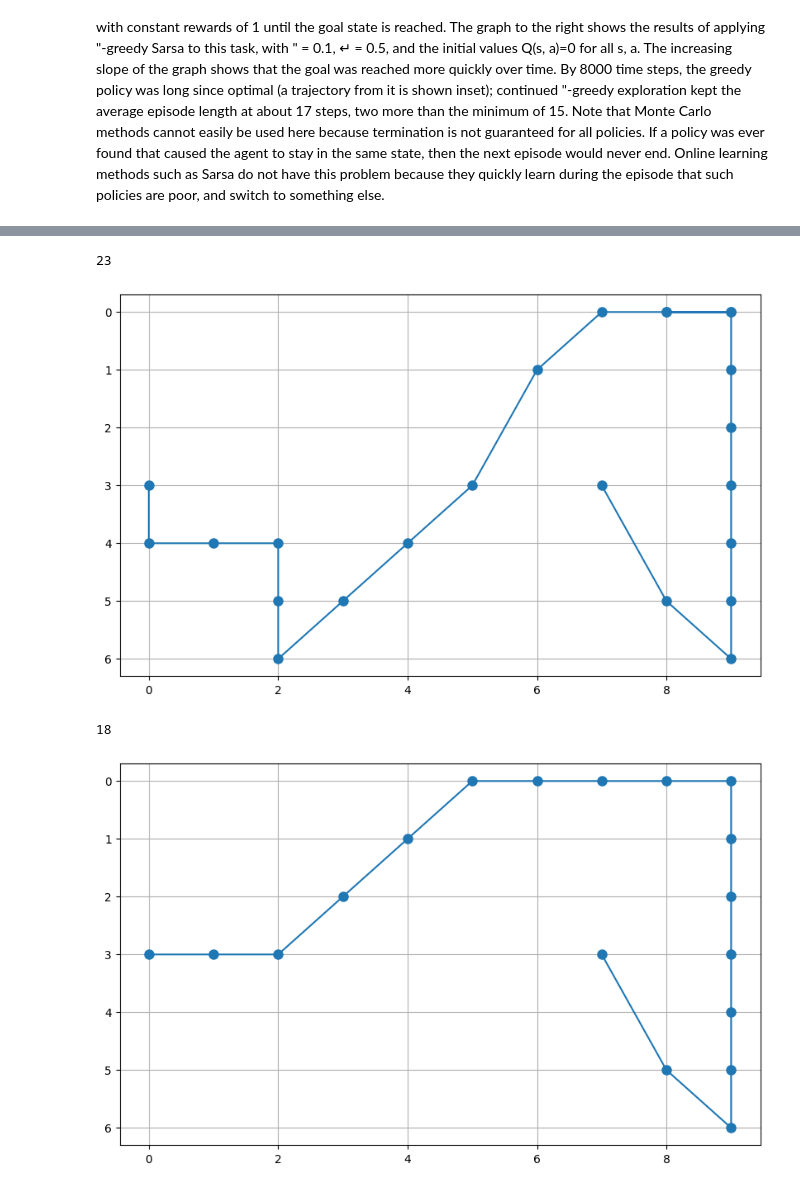
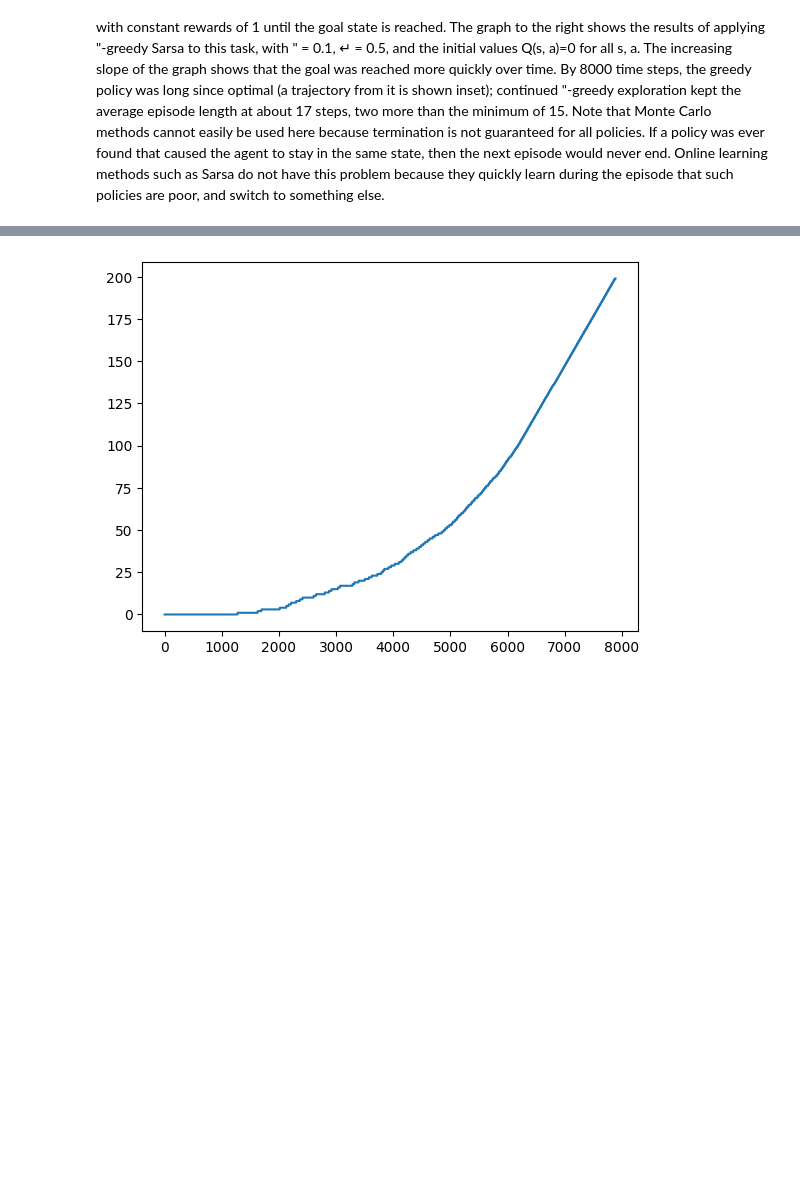
Before and after one commit to eliplutchok/rl_intro_notes, a Jupyter notebook: 6.4_example_6.5.ipynb, the cells around one changed output, grey strips where cells are left out. Drawn from its saved outputs; the diff is of its cells as text; code cells hidden in the pictures; blank space fills up the shorter version.

```diff
--- a/6.4_example_6.5.ipynb
+++ b/6.4_example_6.5.ipynb
@@ -82,3 +82,10 @@ def get_reward(state, action):
         return 0
     else:
         return -1
+
+INITIAL_STATE_ACTION_VALUES = [[{
+    "left": 0,
+    "right": 0,
+    "up": 0,
+    "down": 0
+} for _ in range(10)] for _ in range(7)]
@@ -136,8 +185,13 @@ def plot_episode(state_action_values, epsilon=0.1):
 # %%
-plot_episode(state_action_values, epsilon=0.1)
-plot_episode(state_action_values, epsilon=0.00001)
+state_action_values, step_episodes = train_sarsa(
+    INITIAL_STATE_ACTION_VALUES,
+    alpha=0.5,
+    epsilon=0.1,
+    episodes=200,
+    decay_steps=150
+)
+
+plt.plot(step_episodes)
+plt.show()
 # %% [output]
-23
-[figure, old version]
+[figure, new version]
-18
-[figure, removed]
```
Also changed, not shown: parts of 5 cells of this notebook, 1 other file.
